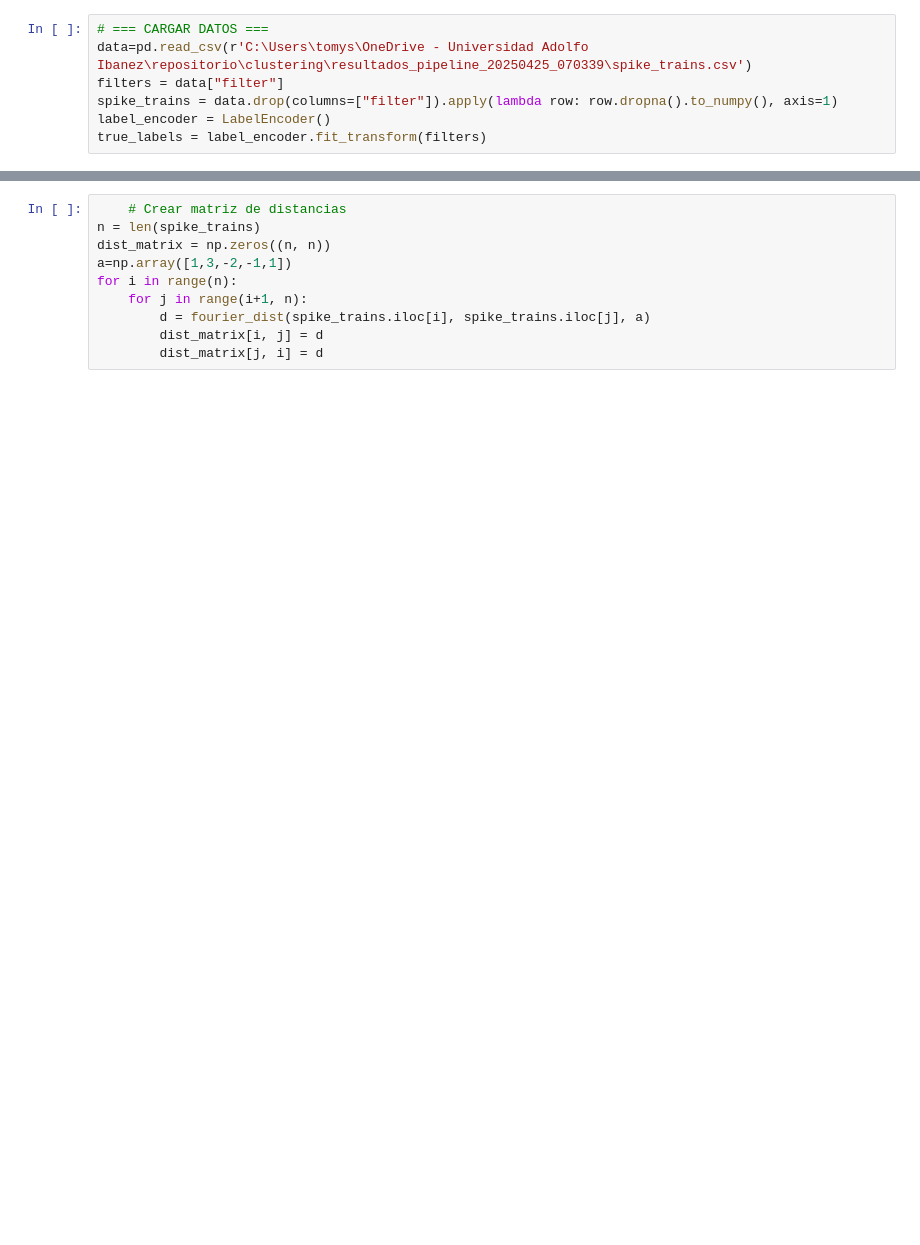
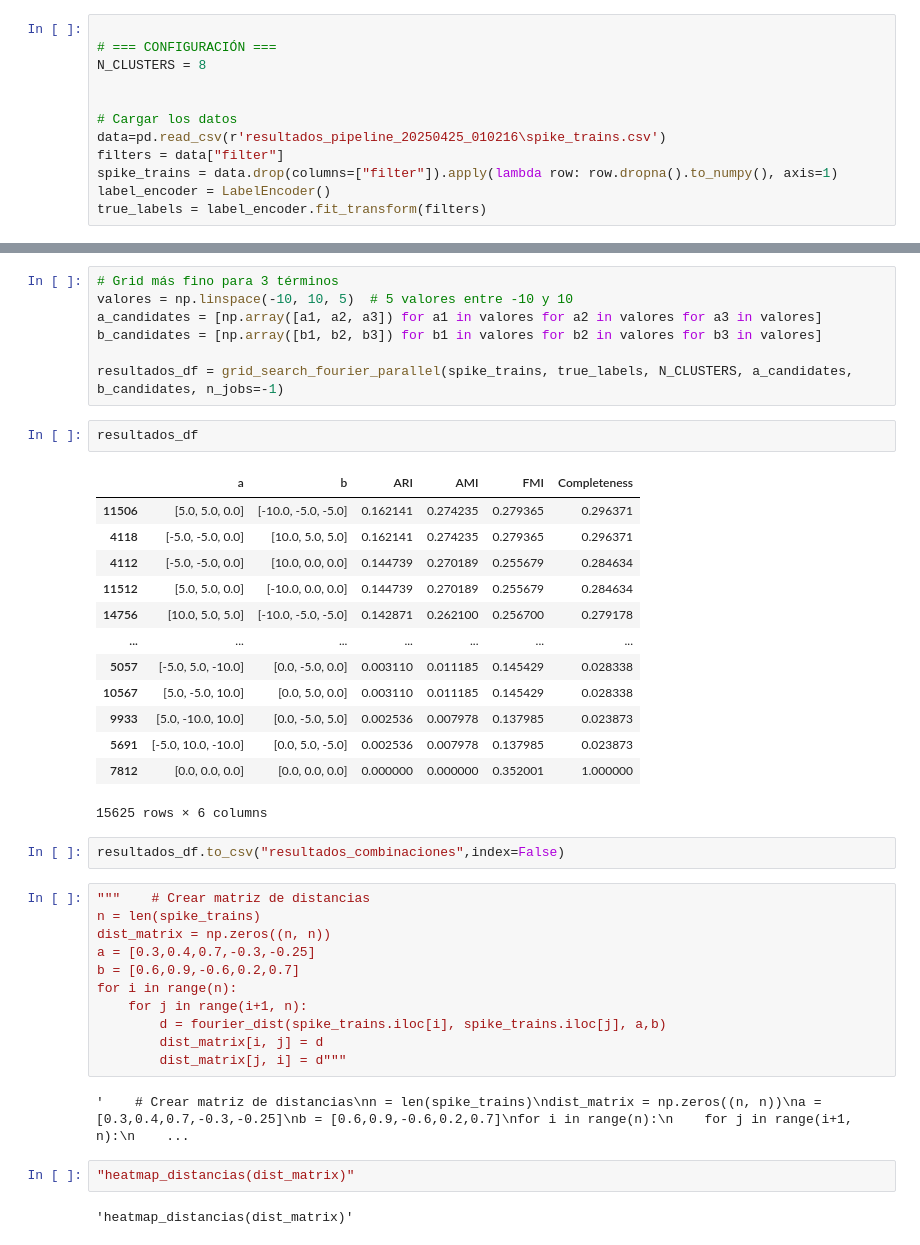
Before and after one commit to tomy325/clustering, a Jupyter notebook: series_fourier.ipynb, the cells around one changed output, grey strips where cells are left out. Cells and saved outputs as stored; diff of their text form; blank space fills up the shorter version.

```diff
--- a/series_fourier.ipynb
+++ b/series_fourier.ipynb
@@ -34,6 +111,11 @@ def fourier_dist(st1, st2, a):
 # %%
-# === CARGAR DATOS ===
-data=pd.read_csv(r'C:\Users\tomys\OneDrive - Universidad Adolfo Ibanez\repositorio\clustering\resultados_pipeline_20250425_070339\spike_trains.csv')
+
+# === CONFIGURACIÓN ===
+N_CLUSTERS = 8
+
+
+# Cargar los datos
+data=pd.read_csv(r'resultados_pipeline_20250425_010216\spike_trains.csv')
 filters = data["filter"]
 spike_trains = data.drop(columns=["filter"]).apply(lambda row: row.dropna().to_numpy(), axis=1)
 label_encoder = LabelEncoder()
@@ -41,11 +170,43 @@ true_labels = label_encoder.fit_transform(filters)
+# %%
+# Grid más fino para 3 términos
+valores = np.linspace(-10, 10, 5)  # 5 valores entre -10 y 10
+a_candidates = [np.array([a1, a2, a3]) for a1 in valores for a2 in valores for a3 in valores]
+b_candidates = [np.array([b1, b2, b3]) for b1 in valores for b2 in valores for b3 in valores]
+
+resultados_df = grid_search_fourier_parallel(spike_trains, true_labels, N_CLUSTERS, a_candidates, b_candidates, n_jobs=-1)
+# %%
+resultados_df
+# %% [output]
+|  | a | b | ARI | AMI | FMI | Completeness |
+| 11506 | [5.0, 5.0, 0.0] | [-10.0, -5.0, -5.0] | 0.162141 | 0.274235 | 0.279365 | 0.296371 |
+| 4118 | [-5.0, -5.0, 0.0] | [10.0, 5.0, 5.0] | 0.162141 | 0.274235 | 0.279365 | 0.296371 |
+| 4112 | [-5.0, -5.0, 0.0] | [10.0, 0.0, 0.0] | 0.144739 | 0.270189 | 0.255679 | 0.284634 |
+| 11512 | [5.0, 5.0, 0.0] | [-10.0, 0.0, 0.0] | 0.144739 | 0.270189 | 0.255679 | 0.284634 |
+| 14756 | [10.0, 5.0, 5.0] | [-10.0, -5.0, -5.0] | 0.142871 | 0.262100 | 0.256700 | 0.279178 |
+| ... | ... | ... | ... | ... | ... | ... |
+| 5057 | [-5.0, 5.0, -10.0] | [0.0, -5.0, 0.0] | 0.003110 | 0.011185 | 0.145429 | 0.028338 |
+| 10567 | [5.0, -5.0, 10.0] | [0.0, 5.0, 0.0] | 0.003110 | 0.011185 | 0.145429 | 0.028338 |
+| 9933 | [5.0, -10.0, 10.0] | [0.0, -5.0, 5.0] | 0.002536 | 0.007978 | 0.137985 | 0.023873 |
+| 5691 | [-5.0, 10.0, -10.0] | [0.0, 5.0, -5.0] | 0.002536 | 0.007978 | 0.137985 | 0.023873 |
+| 7812 | [0.0, 0.0, 0.0] | [0.0, 0.0, 0.0] | 0.000000 | 0.000000 | 0.352001 | 1.000000 |
+15625 rows × 6 columns
+# %%
+resultados_df.to_csv("resultados_combinaciones",index=False)
 # %%
-    # Crear matriz de distancias
+"""    # Crear matriz de distancias
 n = len(spike_trains)
 dist_matrix = np.zeros((n, n))
-a=np.array([1,3,-2,-1,1])
+a = [0.3,0.4,0.7,-0.3,-0.25]
+b = [0.6,0.9,-0.6,0.2,0.7]
 for i in range(n):
     for j in range(i+1, n):
-        d = fourier_dist(spike_trains.iloc[i], spike_trains.iloc[j], a)
+        d = fourier_dist(spike_trains.iloc[i], spike_trains.iloc[j], a,b)
         dist_matrix[i, j] = d
-        dist_matrix[j, i] = d
+        dist_matrix[j, i] = d"""
+# %% [output]
+'    # Crear matriz de distancias\nn = len(spike_trains)\ndist_matrix = np.zeros((n, n))\na = [0.3,0.4,0.7,-0.3,-0.25]\nb = [0.6,0.9,-0.6,0.2,0.7]\nfor i in range(n):\n    for j in range(i+1, n):\n    ...
+# %%
+"heatmap_distancias(dist_matrix)"
+# %% [output]
+'heatmap_distancias(dist_matrix)'
 # %%
```
Also changed, not shown: parts of 16 cells of this notebook, 2 other files.
